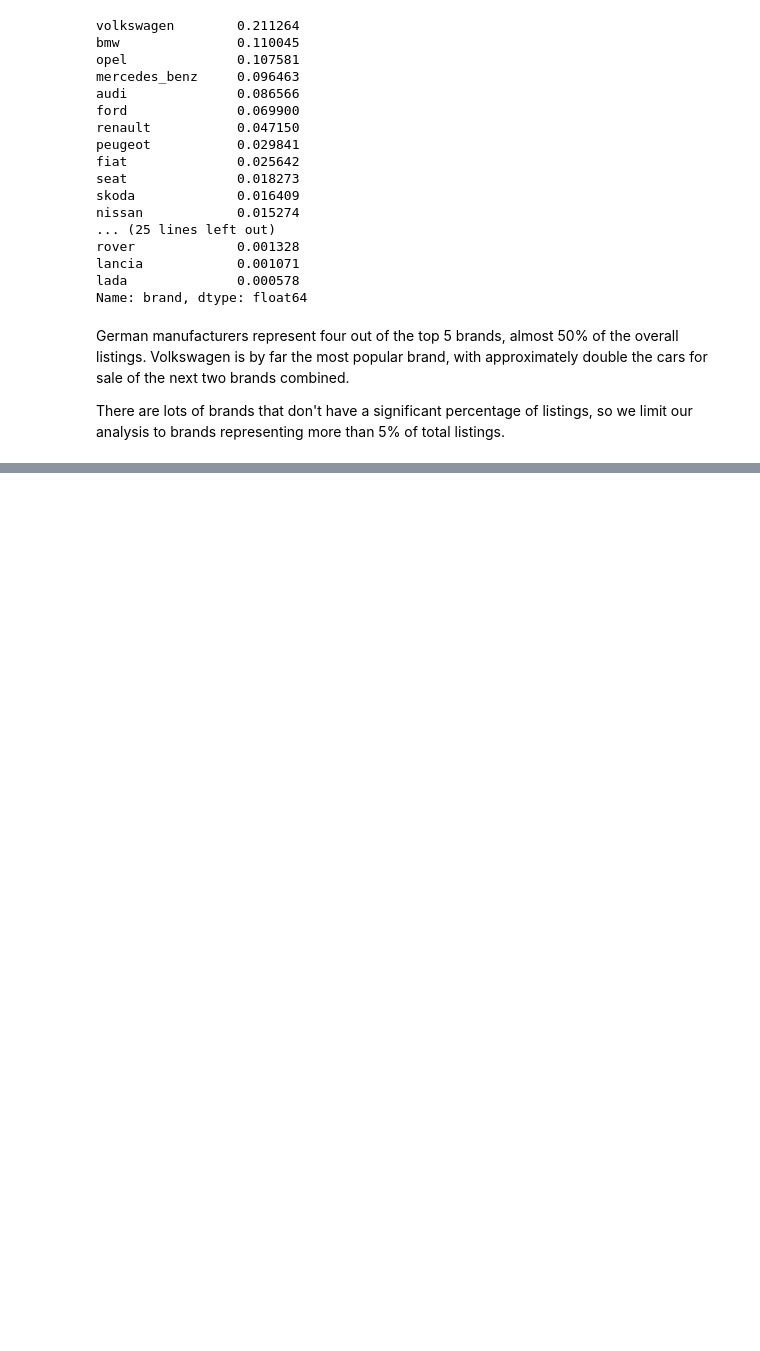
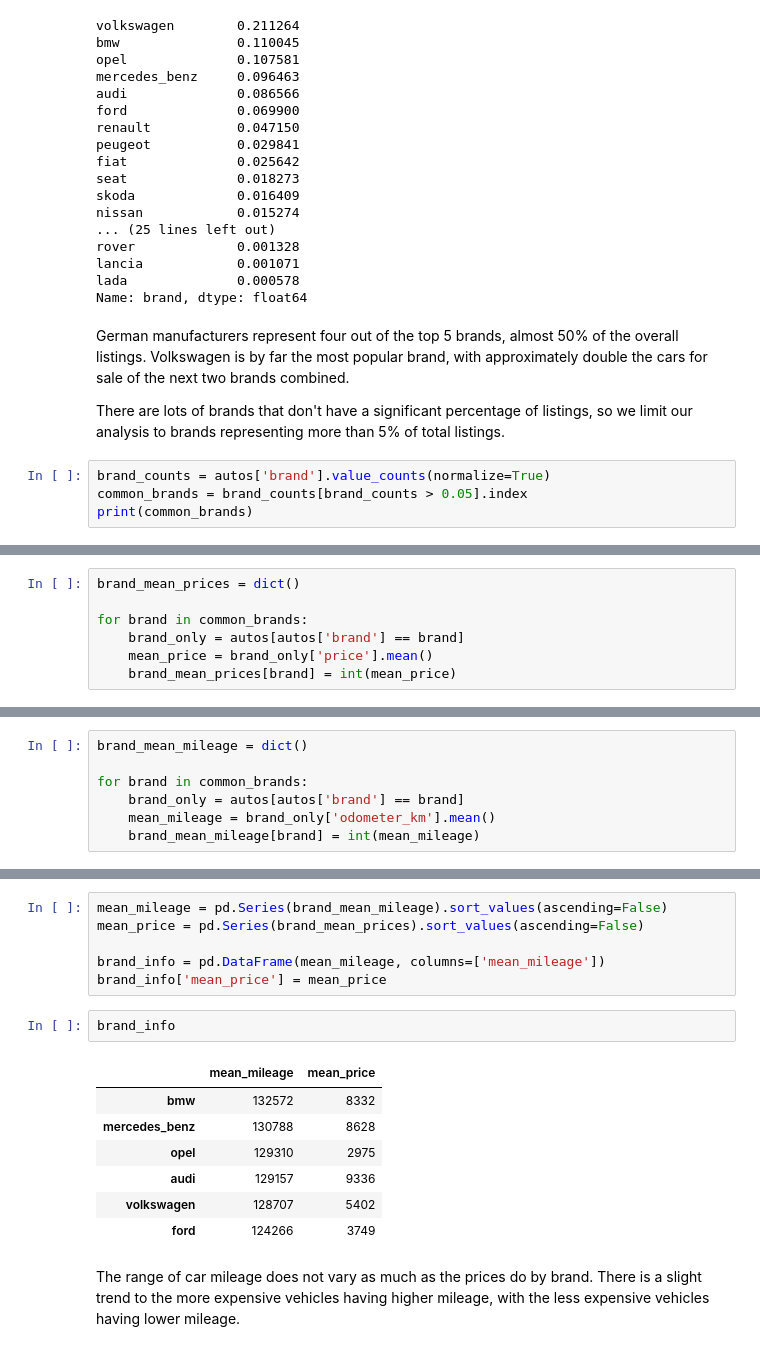
Before and after one commit to anoo-shastry/ebay_car_sale_data, a Jupyter notebook: ebay_data.ipynb, the cells around one changed output, grey strips where cells are left out. Drawn from its saved outputs; the diff is of its cells as text; blank space fills up the shorter version.

Commit message:
26-Feb-2020:
Updating:
* ebay_data.ipynb - exploring price by brand, exploring mileage

Adding:
* README.md

```diff
--- a/ebay_data.ipynb
+++ b/ebay_data.ipynb
@@ -499,3 +484,7 @@ Name: brand, dtype: float64
 German manufacturers represent four out of the top 5 brands, almost 50% of the overall listings. Volkswagen is by far the most popular brand, with approximately double the cars for sale of the next two brands combined.
 
 There are lots of brands that don't have a significant percentage of listings, so we limit our analysis to brands representing more than 5% of total listings.
+# %%
+brand_counts = autos['brand'].value_counts(normalize=True)
+common_brands = brand_counts[brand_counts > 0.05].index
+print(common_brands)
@@ -501,0 +493,7 @@ There are lots of brands that don't have a significant percentage of listings, s
+# %%
+brand_mean_prices = dict()
+
+for brand in common_brands:
+    brand_only = autos[autos['brand'] == brand]
+    mean_price = brand_only['price'].mean()
+    brand_mean_prices[brand] = int(mean_price)
@@ -501,0 +516,7 @@ There are lots of brands that don't have a significant percentage of listings, s
+# %%
+brand_mean_mileage = dict()
+
+for brand in common_brands:
+    brand_only = autos[autos['brand'] == brand]
+    mean_mileage = brand_only['odometer_km'].mean()
+    brand_mean_mileage[brand] = int(mean_mileage)
@@ -501,0 +532,18 @@ There are lots of brands that don't have a significant percentage of listings, s
+# %%
+mean_mileage = pd.Series(brand_mean_mileage).sort_values(ascending=False)
+mean_price = pd.Series(brand_mean_prices).sort_values(ascending=False)
+
+brand_info = pd.DataFrame(mean_mileage, columns=['mean_mileage'])
+brand_info['mean_price'] = mean_price
+# %%
+brand_info
+# %% [output]
+|  | mean_mileage | mean_price |
+| bmw | 132572 | 8332 |
+| mercedes_benz | 130788 | 8628 |
+| opel | 129310 | 2975 |
+| audi | 129157 | 9336 |
+| volkswagen | 128707 | 5402 |
+| ford | 124266 | 3749 |
+# %% [markdown]
+The range of car mileage does not vary as much as the prices do by brand. There is a slight trend to the more expensive vehicles having higher mileage, with the less expensive vehicles having lower mileage.
```
Also changed, not shown: parts of 12 cells of this notebook, 1 other file.
